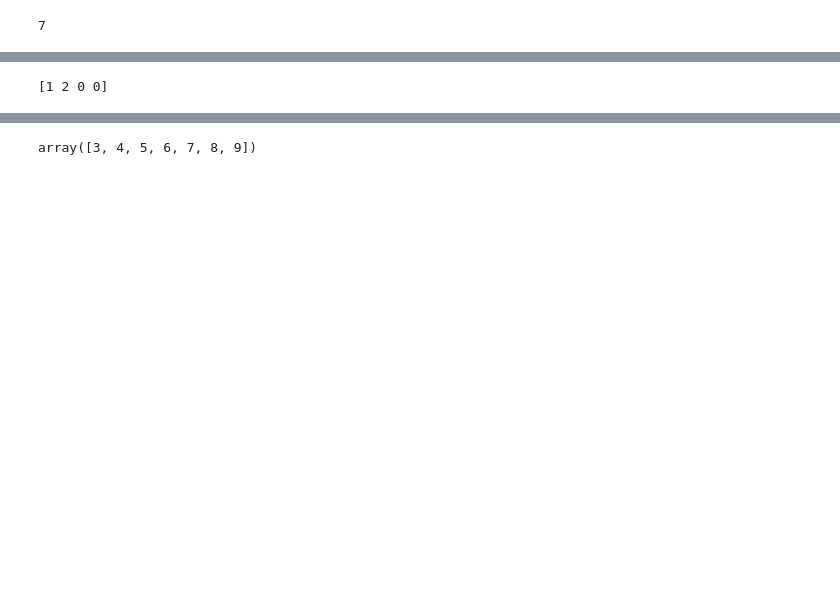
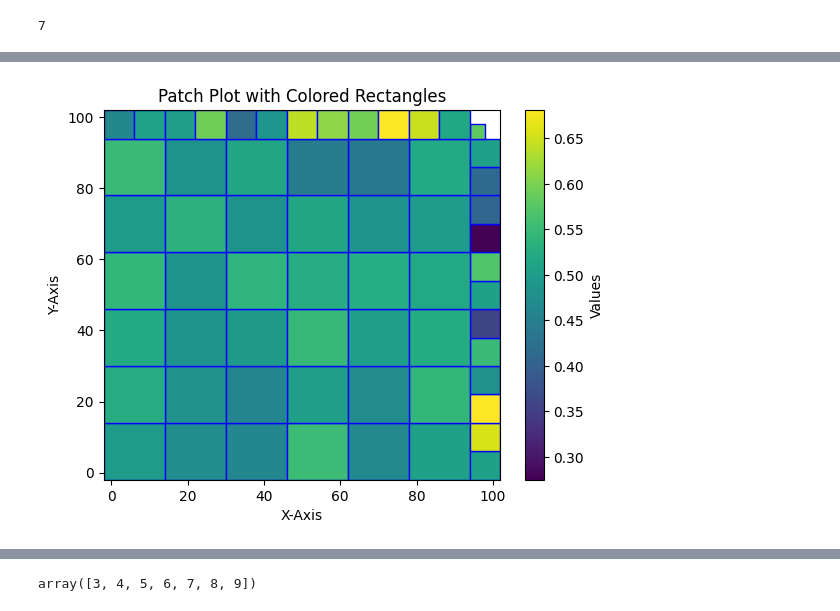
Before and after one commit to rishabhdutta/Utils_python, a Jupyter notebook: notebook_for_trial.ipynb, the cells around one changed output, grey strips where cells are left out. Saved outputs shown, nothing was run; the diff lists cells and outputs as text; code cells hidden in the pictures; blank space fills up the shorter version.

```diff
--- a/notebook_for_trial.ipynb
+++ b/notebook_for_trial.ipynb
@@ -384,6 +777,48 @@ plt.imshow(newindmat)
 # %%
-m = np.array([2, 0, 0])
-n = np.array([1, *m])
-print(n)
+xvals = np.arange(0,data.shape[1])
+yvals = np.arange(0,data.shape[0])
+
+ce = cx
+cn = cy
+
+cnt = cntp[:, [1, 0]].T
+
+try:
+    x0 = yvals[0]
+    m1 = yvals[1] - yvals[0]
+    cn = (cn -1)*m1 + x0
+    cnt[1,:] = (cnt[1,:] - 1)*m1 +x0
+
+    x1 = xvals[0]
+    m2 = xvals[1] - xvals[0]
+    ce = (ce-1)*m2 + x1
+    cnt[0,:] = (cnt[0,:] -1)*m2 + x1
+
+except:
+    yvals_1d = np.nanmean(yvals,1)
+    xvals_1d = np.nanmean(xvals,0)
+
+    x0 = yvals_1d[0]
+    m1 = yvals_1d[1] - yvals_1d[0]
+    cn = (cn -1)*m1 + x0
+    cnt[1,:] = (cnt[1,:] - 1)*m1 +x0
+
+    x1 = xvals_1d[0]
+    m2 = xvals_1d[1] - xvals_1d[0]
+    ce = (ce-1)*m2 + x1
+    cnt[0,:] = (cnt[0,:] -1)*m2 + x1
+
+ii = np.where(np.isnan(sqval) == False)
+ii = ii[0]
+
+if len(ii) < len(sqval):
+    sqval = sqval[ii]
+    ce = ce[ii,:]
+    cn = cn[ii,:]
+    cnt = cnt[:,ii]
+
+    indmat = indmat[ii,:]
+
+plot_patches(ce,cn,sqval)
 # %% [output]
-[1 2 0 0]
+[figure, added]
```
Also changed, not shown: parts of 14 cells of this notebook, 3 other files.
